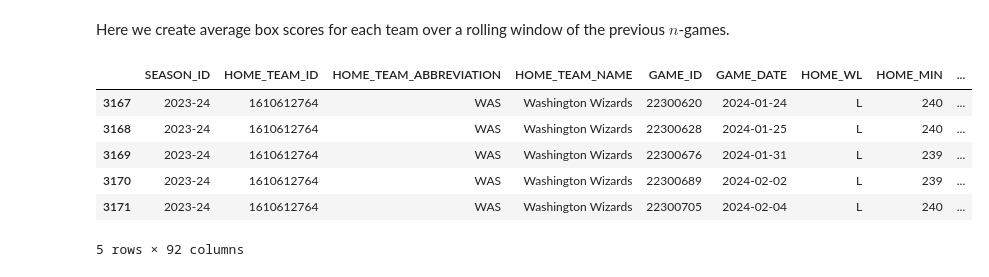
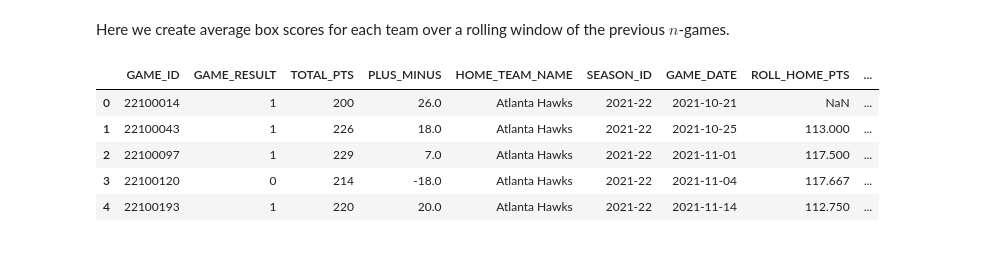
Before and after one commit to stevenworthington/sports_betting, a Jupyter notebook: code/3_Feature_Engineering.ipynb, the cells around one changed output. Cells and saved outputs as stored; diff of their text form; code cells hidden in the pictures.

```diff
--- a/code/3_Feature_Engineering.ipynb
+++ b/code/3_Feature_Engineering.ipynb
@@ -187,21 +187,21 @@ stats_cols = [col for col in team_bs_matchups_df.columns if col not in non_stats
 team_bs_matchups_roll_df = utl.process_rolling_stats(
     team_bs_matchups_df,
     stats_cols,
+    target_cols=['GAME_RESULT', 'TOTAL_PTS', 'PLUS_MINUS'],
     window_size=5,   # the number of games to include in the rolling window
     min_obs=1,       # the minimum number of observations present within the window to yield an aggregate value
     stratify_by_season=True,  # should the rolling calculations be reset at the start of each new season or be contiguous across seasons?
     exclude_initial_games=0   # number of initial games to exclude from the rolling averages (optionally by season)
 )
 # %%
-team_bs_matchups_roll_df.tail()
+team_bs_matchups_roll_df.head()
 # %% [output]
-|  | SEASON_ID | HOME_TEAM_ID | HOME_TEAM_ABBREVIATION | HOME_TEAM_NAME | GAME_ID | GAME_DATE | HOME_WL | HOME_MIN | ... |
-| 3167 | 2023-24 | 1610612764 | WAS | Washington Wizards | 22300620 | 2024-01-24 | L | 240 | ... |
-| 3168 | 2023-24 | 1610612764 | WAS | Washington Wizards | 22300628 | 2024-01-25 | L | 240 | ... |
-| 3169 | 2023-24 | 1610612764 | WAS | Washington Wizards | 22300676 | 2024-01-31 | L | 239 | ... |
-| 3170 | 2023-24 | 1610612764 | WAS | Washington Wizards | 22300689 | 2024-02-02 | L | 239 | ... |
-| 3171 | 2023-24 | 1610612764 | WAS | Washington Wizards | 22300705 | 2024-02-04 | L | 240 | ... |
+|  | GAME_ID | GAME_RESULT | TOTAL_PTS | PLUS_MINUS | HOME_TEAM_NAME | SEASON_ID | GAME_DATE | ROLL_HOME_PTS | ... |
+| 0 | 22100014 | 1 | 200 | 26.0 | Atlanta Hawks | 2021-22 | 2021-10-21 | NaN | ... |
+| 1 | 22100043 | 1 | 226 | 18.0 | Atlanta Hawks | 2021-22 | 2021-10-25 | 113.000 | ... |
+| 2 | 22100097 | 1 | 229 | 7.0 | Atlanta Hawks | 2021-22 | 2021-11-01 | 117.500 | ... |
+| 3 | 22100120 | 0 | 214 | -18.0 | Atlanta Hawks | 2021-22 | 2021-11-04 | 117.667 | ... |
+| 4 | 22100193 | 1 | 220 | 20.0 | Atlanta Hawks | 2021-22 | 2021-11-14 | 112.750 | ... |
-5 rows × 92 columns
 # %%
 # write out the matchups with rolling features
 team_bs_matchups_roll_df.to_csv('../data/processed/nba_team_matchups_rolling_box_scores_2022_2024_r05.csv', index=False)
```
Also changed, not shown: 14 other files.
